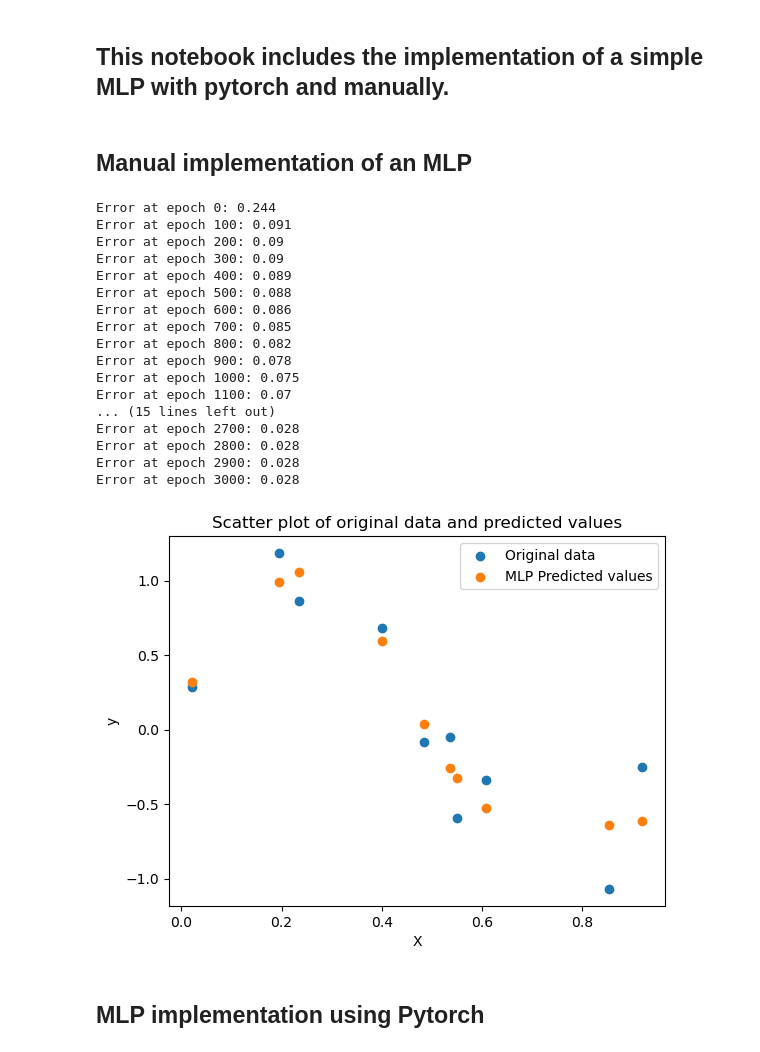
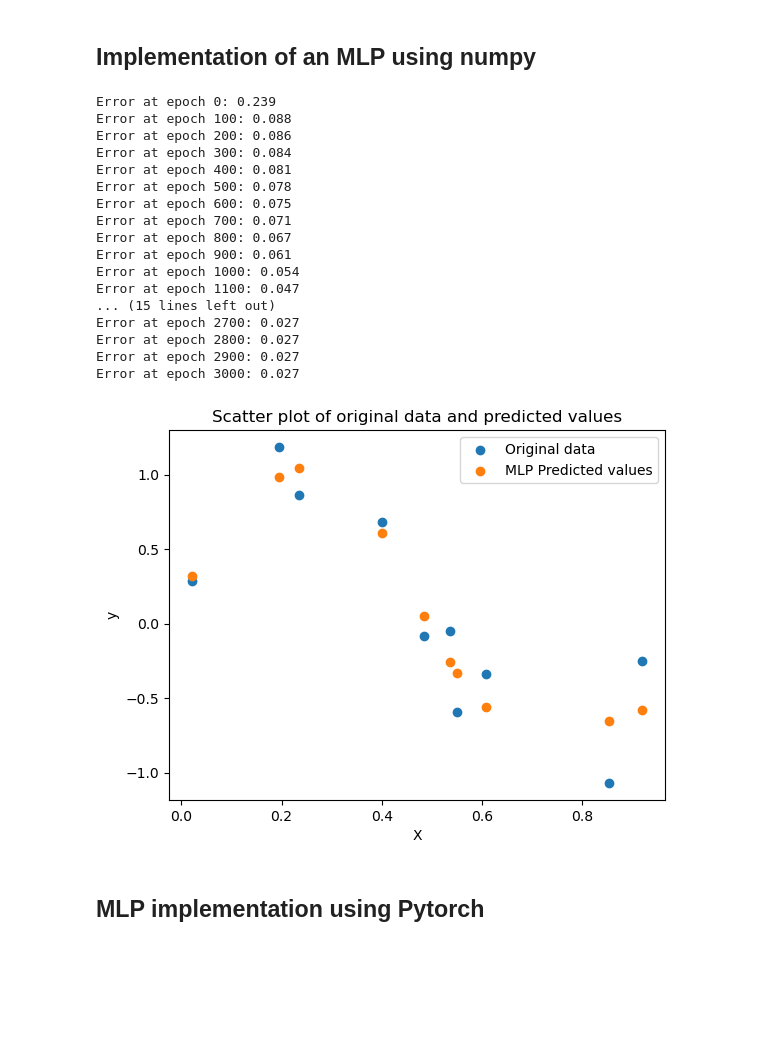
Before and after one commit to Philipp-Blankenhagen/DL-from-scratch, a Jupyter notebook: MLP Implementation.ipynb, the cells around one changed output. Saved outputs shown, nothing was run; the diff lists cells and outputs as text; code cells hidden in the pictures; blank space fills up the shorter version.

```diff
--- a/MLP Implementation.ipynb
+++ b/MLP Implementation.ipynb
@@ -4,7 +21,5 @@ import matplotlib.pyplot as plt
 import pandas as pd
 import torch
 from torch import nn
-# %% [markdown]
-## This notebook includes the implementation of a simple MLP with pytorch and manually.
 # %%
 # Loading the data
@@ -15,5 +28,5 @@ y = np.array([-0.5894,-0.2507 ,-0.0468 ,-0.3402  ,0.2857 ,-1.0683  ,0.8605 ,-0.0
 X = torch.tensor(X,dtype = torch.float)
 y = torch.tensor(y,dtype = torch.float)
 # %% [markdown]
-## Manual implementation of an MLP
+## Implementation of an MLP using numpy
 # %%
@@ -86,36 +106,34 @@ class MLP_reg:
-# %%
-mlp = MLP_reg()
-mlp.fit(X,y)
-# %% [output]
-Error at epoch 0: 0.244
-Error at epoch 100: 0.091
-Error at epoch 200: 0.09
-Error at epoch 300: 0.09
-Error at epoch 400: 0.089
-Error at epoch 500: 0.088
-Error at epoch 600: 0.086
-Error at epoch 700: 0.085
-Error at epoch 800: 0.082
-Error at epoch 900: 0.078
-Error at epoch 1000: 0.075
-Error at epoch 1100: 0.07
-... (15 lines left out)
-Error at epoch 2700: 0.028
-Error at epoch 2800: 0.028
-Error at epoch 2900: 0.028
-Error at epoch 3000: 0.028
 # %%
 %matplotlib inline
+mlp = MLPReg()
+mlp.fit(X,y)
 
 plt.scatter(X, y, label='Original data')
 plt.scatter(X, np.vectorize(mlp.forward)(X), label='MLP Predicted values')
 plt.title('Scatter plot of original data and predicted values')
 plt.xlabel('X')
 plt.ylabel('y')
 plt.legend()
 plt.show()
 # %% [output]
+Error at epoch 0: 0.239
+Error at epoch 100: 0.088
+Error at epoch 200: 0.086
+Error at epoch 300: 0.084
+Error at epoch 400: 0.081
+Error at epoch 500: 0.078
+Error at epoch 600: 0.075
+Error at epoch 700: 0.071
+Error at epoch 800: 0.067
+Error at epoch 900: 0.061
+Error at epoch 1000: 0.054
+Error at epoch 1100: 0.047
+... (15 lines left out)
+Error at epoch 2700: 0.027
+Error at epoch 2800: 0.027
+Error at epoch 2900: 0.027
+Error at epoch 3000: 0.027
-[figure, old version]
+[figure, new version]
 # %% [markdown]
 ## MLP implementation using Pytorch
 # %%
```
Also changed, not shown: parts of 7 cells of this notebook.
